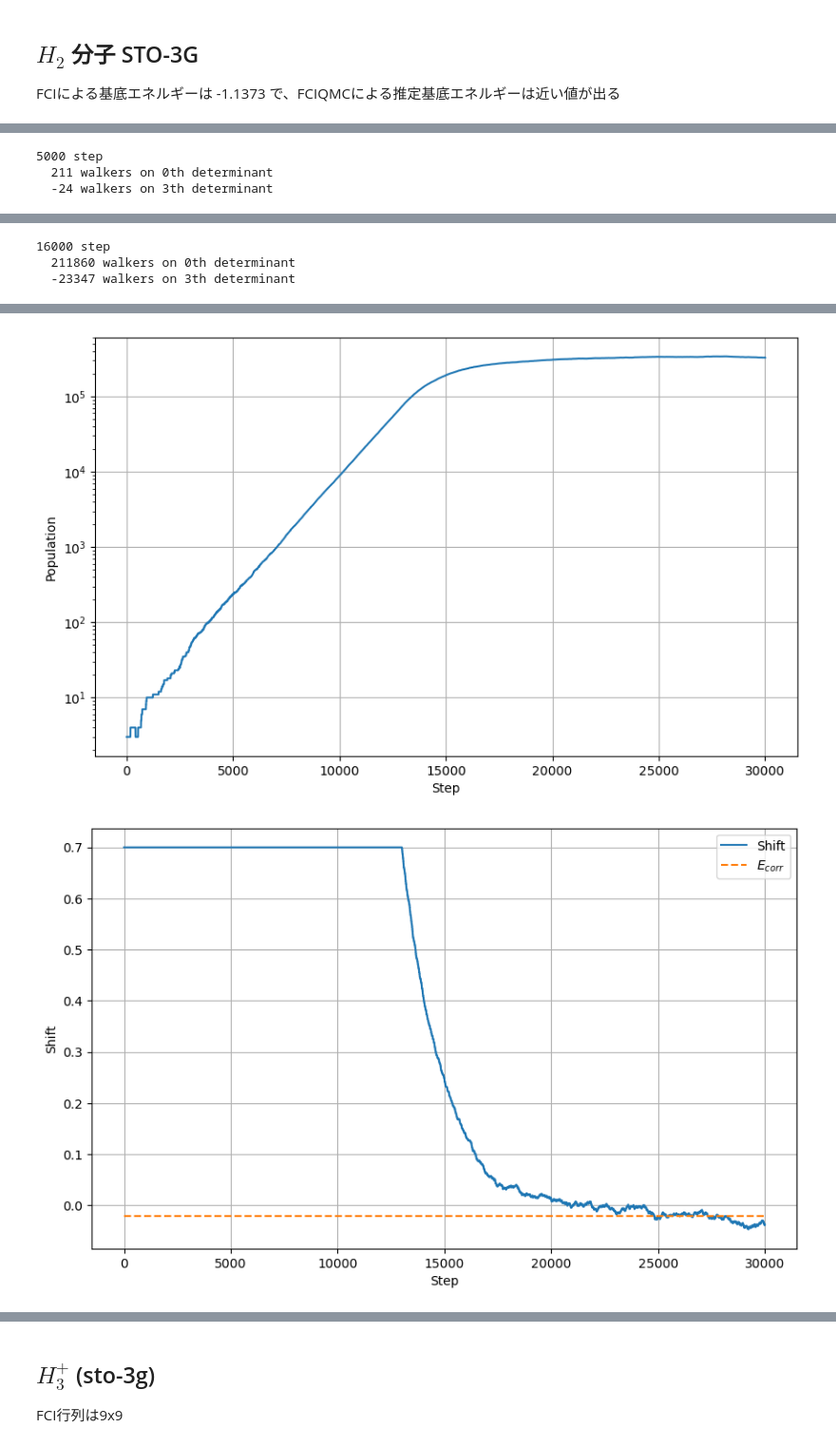
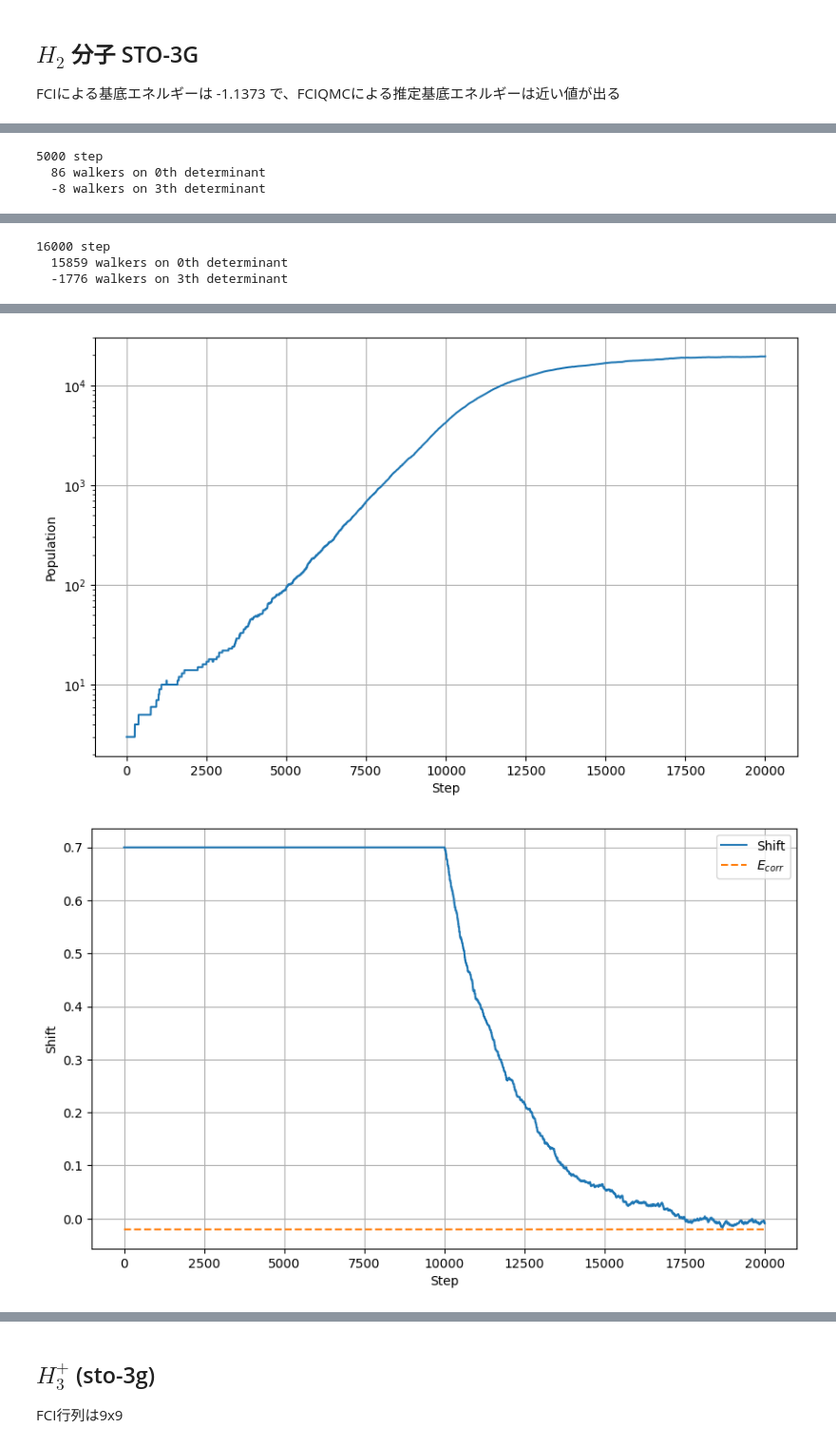
Before and after one commit to harada4atsushi/SeniorThesis, a Jupyter notebook: FCIQMC.ipynb, the cells around one changed output, grey strips where cells are left out. Shown at 95% size. Saved outputs shown, nothing was run; the diff lists cells and outputs as text; code cells hidden in the pictures.

```diff
--- a/FCIQMC.ipynb
+++ b/FCIQMC.ipynb
@@ -255,15 +263,15 @@ from pyscf import gto
 mol = gto.M(atom='H 0 0 0; H 0 0 0.74', basis='sto-3g', verbose=0)
 
 E_est, E_sd, E_fci, E_HF, avg_shift, hist_population, hist_shift, hist_energy = \
-    FCIQMC(mol, shift=0.7, init_n_walker=3, n_steps=30000, n_prod=10000, step_starting_shift_upd=13000)
+    FCIQMC(mol, shift=0.7, init_n_walker=3, n_steps=20000, n_prod=10000, step_starting_shift_upd=10000)
 
 print(f"E_fci={E_fci}, E_HF={E_HF}")
 
 # 結果を出力
 print("-" * 30)
 print(f"FCI Energy: {E_fci:.6f} Ha")
-print(f"Final FCIQMC Energy: {E_est:.6f} ± {E_sd: .6f} Ha")
-print(f"Average shift: {avg_shift:.6f} Ha => Energy: {avg_shift + E_HF}")
+print(f"FCIQMC Energy: {E_est:.6f} ± {E_sd: .6f} Ha")
+# print(f"Average shift: {avg_shift:.6f} Ha => Energy: {avg_shift + E_HF}")
 plot_result(E_fci, E_HF, hist_population, hist_shift, hist_energy)
 # %% [output]
 --- K Matrix shape:(4, 4) ---
@@ -288,4 +296,4 @@ plot_result(E_fci, E_HF, hist_population, hist_shift, hist_energy)
 5000 step
-  211 walkers on 0th determinant
-  -24 walkers on 3th determinant
+  86 walkers on 0th determinant
+  -8 walkers on 3th determinant
 6000 step
@@ -321,4 +329,4 @@ plot_result(E_fci, E_HF, hist_population, hist_shift, hist_energy)
 16000 step
-  211860 walkers on 0th determinant
-  -23347 walkers on 3th determinant
+  15859 walkers on 0th determinant
+  -1776 walkers on 3th determinant
 17000 step
@@ -372,2 +349,2 @@ Average shift: -0.013958 Ha => Energy: -1.1307170865805107
-[figure, old version]
+[figure, new version]
-[figure, old version]
+[figure, new version]
```
Also changed, not shown: parts of 6 cells of this notebook.
